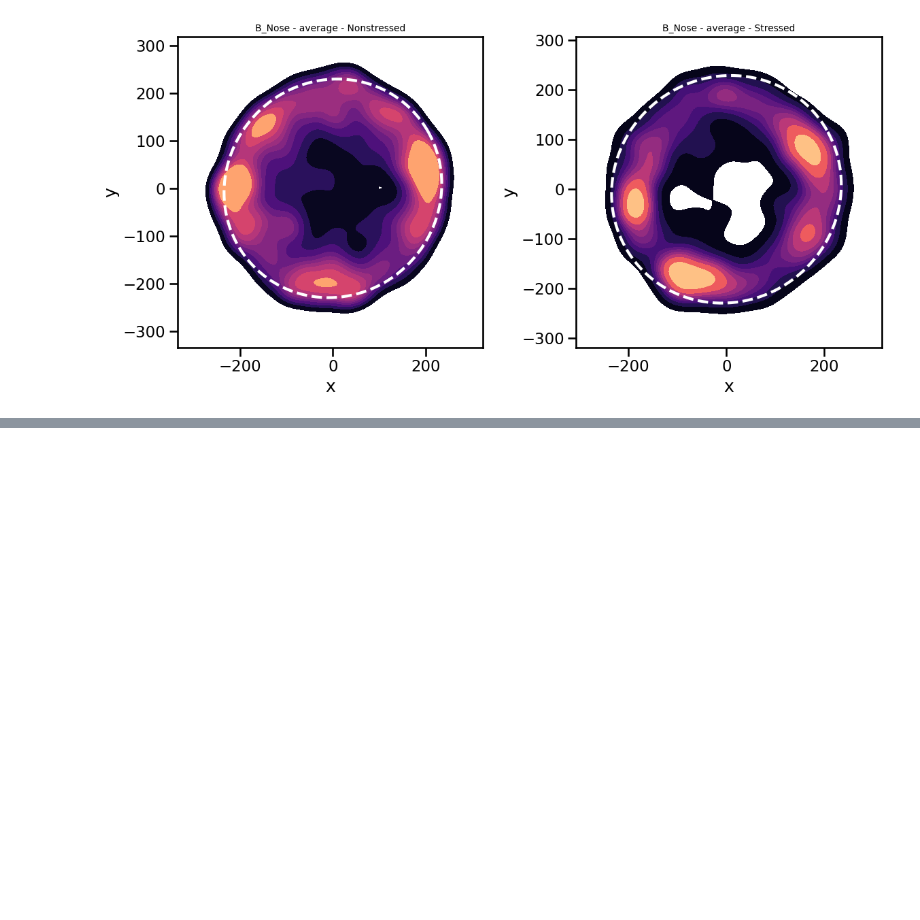
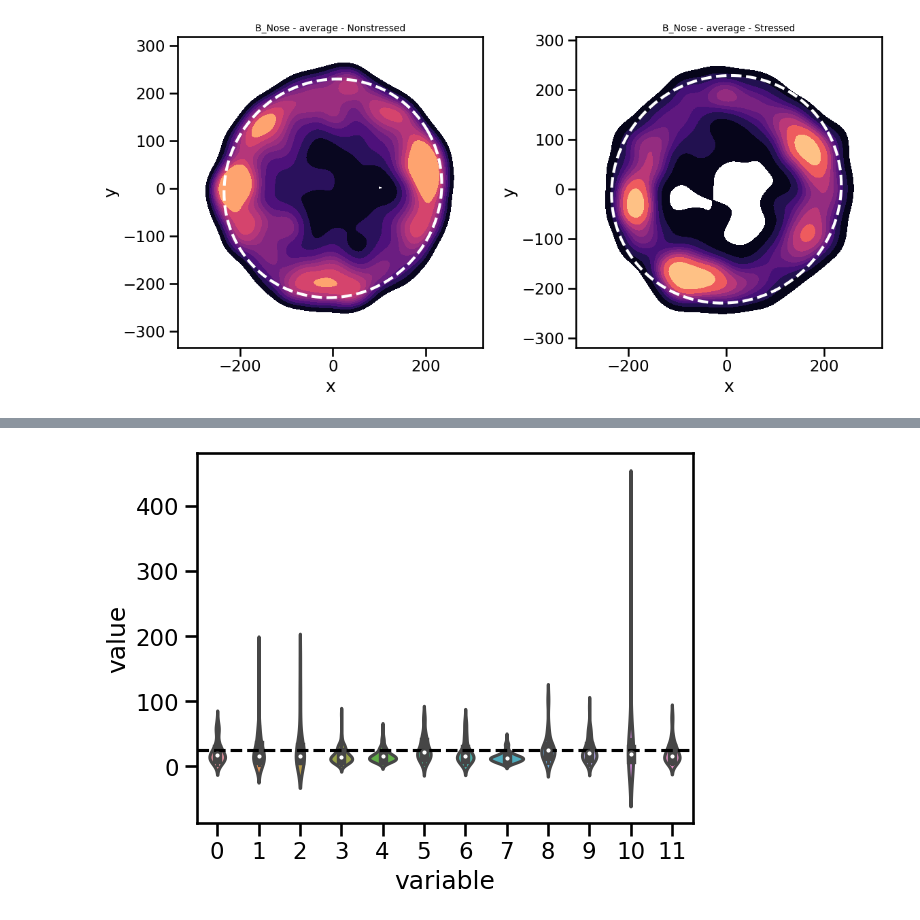
Before and after one commit to mlfpm/deepof, a Jupyter notebook: docs/source/tutorial_notebooks/deepof_preprocessing_tutorial.ipynb, the cells around one changed output, grey strips where cells are left out. Cells and saved outputs as stored; diff of their text form; code cells hidden in the pictures; blank space fills up the shorter version.

```diff
--- a/docs/source/tutorial_notebooks/deepof_preprocessing_tutorial.ipynb
+++ b/docs/source/tutorial_notebooks/deepof_preprocessing_tutorial.ipynb
@@ -133,0 +216,14 @@ plt.show()
+# %%
+# How often does the model change clusters?
+from collections import defaultdict
+
+lengths = defaultdict(list)
+cur = 0
+for i in range(1, len(new_ass)):
+    if new_ass[i-1] == new_ass[i]:
+        cur += 1
+    else:
+        lengths[new_ass[i-1]].append(cur)
+        cur = 1
+
+{key:np.mean(val) for key, val in lengths.items()}
@@ -133,0 +243,12 @@ plt.show()
+# %%
+import pandas as pd
+
+# Duration histograms per cluster
+lengths_df = pd.DataFrame([lengths]).melt().explode("value").astype(int)
+sns.violinplot(data=lengths_df, x="variable", y="value")
+
+plt.axhline(25, linestyle="--", color="black")
+
+plt.show()
+# %% [output]
+[figure, added]
```
Also changed, not shown: parts of 19 cells of this notebook, 6 other files.
